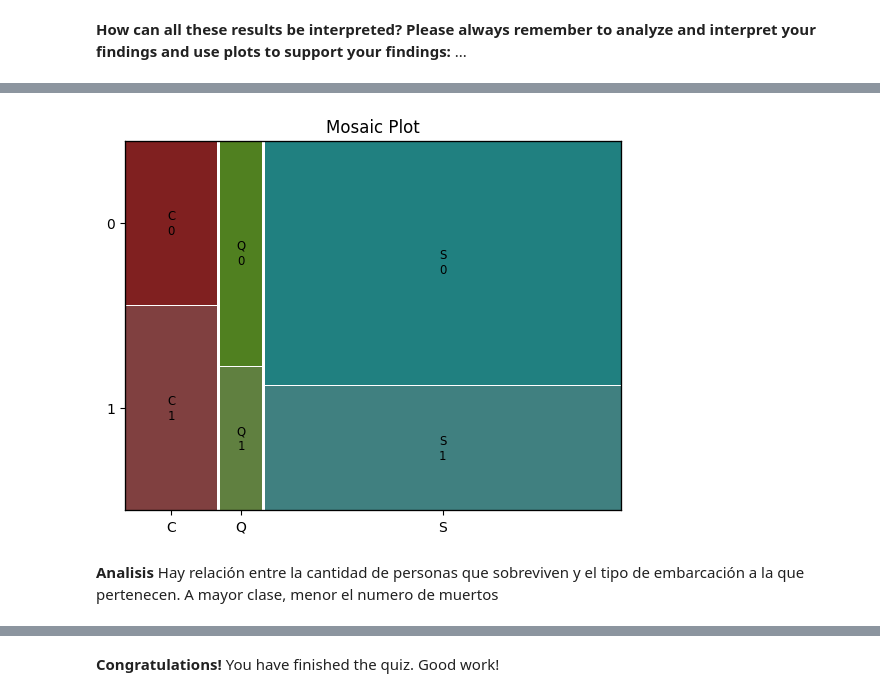
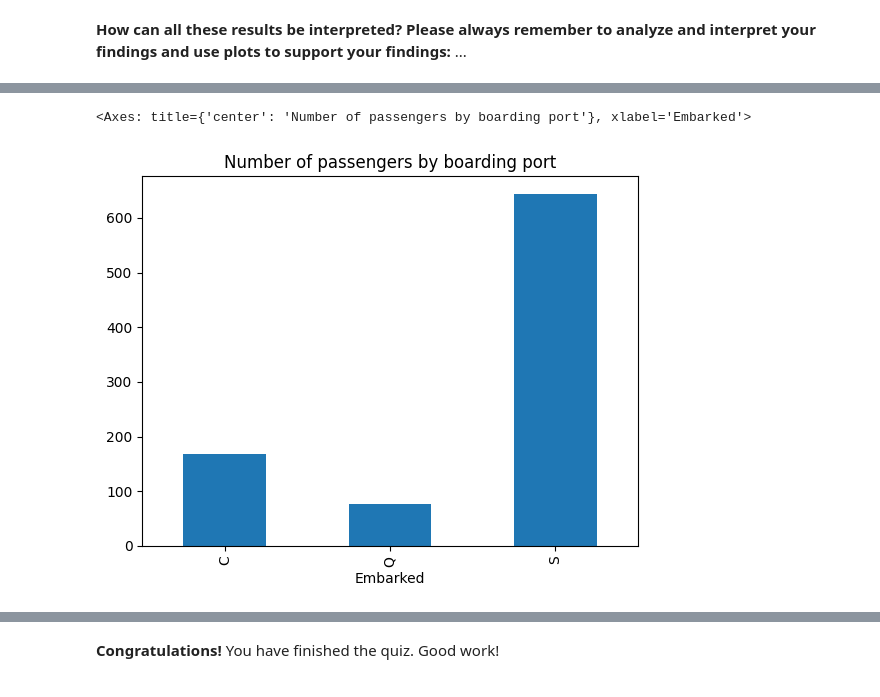
Before and after one commit to MateoAV/MetNumUN2024II, a Jupyter notebook: Quiz3/mavivasa_Quiz3.ipynb, the cells around one changed output, grey strips where cells are left out. Cells and saved outputs as stored; diff of their text form; code cells hidden in the pictures.

```diff
--- a/Quiz3/mavivasa_Quiz3.ipynb
+++ b/Quiz3/mavivasa_Quiz3.ipynb
@@ -244,6 +254,6 @@ The answer must have 3 numerical values corresponding to the number of people wh
 # GRADED VARIABLE: boarding_counts:
 
 ### Write your code here ###  (~ 1 line of code)
-boarding_counts = titanic['Embarked'].value_counts()
+boarding_counts = titanic.groupby('Embarked').size()
 print(boarding_counts)
 # %% [output]
@@ -750,19 +719,6 @@ Se ve tambien como la clase influye en la cantidad de sobrevivientes, aquellos d
-# %%
-import pandas as pd
-from matplotlib import pyplot as plt
-from statsmodels.graphics.mosaicplot import mosaic
-
-# Create a sample DataFrame
-
-df = titanic
-
-# Create a mosaic plot
-mosaic(titanic.sort_values('Embarked'), ['Embarked', 'Survived'], title='Mosaic Plot')
-
-# Display the plot
-plt.show()
-# %% [output]
-[figure, removed]
-# %% [markdown]
-**Analisis**
-Hay relación entre la cantidad de personas que sobreviven y el tipo de embarcación a la que pertenecen. A mayor clase, menor el numero de muertos
+# %%
+import matplotlib.pyplot as plt
+boarding_counts.plot(kind='bar', x='City', y='Passengers',title='Number of passengers by boarding port')
+# %% [output]
+<Axes: title={'center': 'Number of passengers by boarding port'}, xlabel='Embarked'>
+[figure, added]
```
Also changed, not shown: parts of 40 cells of this notebook.
